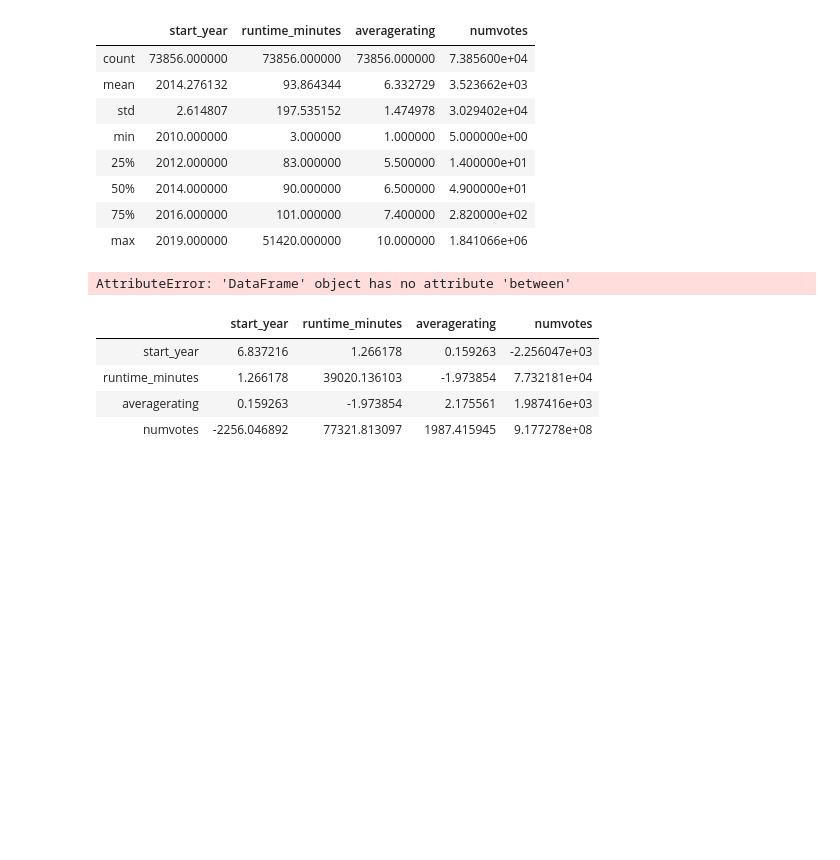
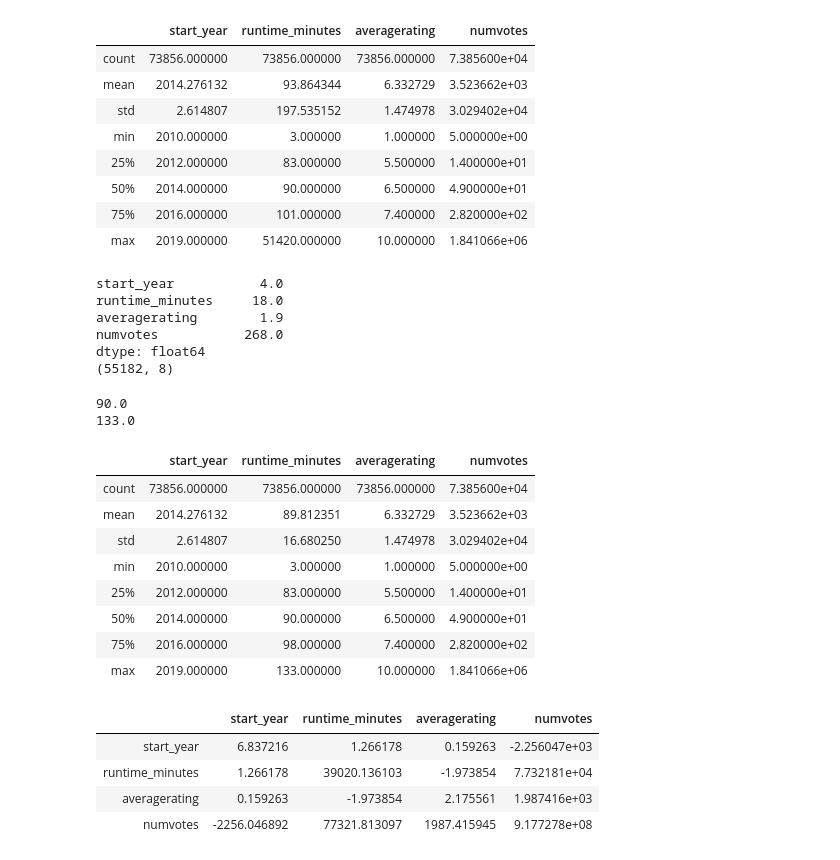
Before and after one commit to EricaSG/dsc-mod-1-project-v2-1-onl01-dtsc-ft-041320, a Jupyter notebook: student.ipynb, the cells around one changed output. Cells and saved outputs as stored; diff of their text form; code cells hidden in the pictures; blank space fills up the shorter version.

```diff
--- a/student.ipynb
+++ b/student.ipynb
@@ -668,8 +667,40 @@ imdb_ratings_basics_df.describe()
 | 50% | 2014.000000 | 90.000000 | 6.500000 | 4.900000e+01 |
 | 75% | 2016.000000 | 101.000000 | 7.400000 | 2.820000e+02 |
 | max | 2019.000000 | 51420.000000 | 10.000000 | 1.841066e+06 |
-# %%
-#Remove outliers- only show ranges
-imdb_ratings_basics_df = imdb_ratings_basics_df[imdb_ratings_basics_df.between(imdb_ratings_basics_df.quantile(.15), imdb_ratings_basics_df.quantile(.75))]
-# %% [output]
-AttributeError: 'DataFrame' object has no attribute 'between'
+# %%
+#Remove Outliers
+
+#Calculate IQR
+Q1 = imdb_ratings_basics_df.quantile(.25)
+Q3 = imdb_ratings_basics_df.quantile(.75)
+IQR = Q3 - Q1
+print(IQR)
+
+#Trim Outliers by IQR Score
+ratings_basics_trim_df = imdb_ratings_basics_df[~((imdb_ratings_basics_df < (Q1 - 1.5 * IQR)) |(imdb_ratings_basics_df > (Q3 + 1.5 * IQR))).any(axis=1)]
+print(ratings_basics_trim_df.shape)
+# %% [output]
+start_year           4.0
+runtime_minutes     18.0
+averagerating        1.9
+numvotes           268.0
+dtype: float64
+(55182, 8)
+# %%
+#Reeplace Outliers with the Median
+print(imdb_ratings_basics_df['runtime_minutes'].quantile(0.50)) #Print the median
+print(imdb_ratings_basics_df['runtime_minutes'].quantile(0.95)) #Print the 95th percentile
+imdb_ratings_basics_df['runtime_minutes'] = np.where(imdb_ratings_basics_df['runtime_minutes'] > 133, 90, imdb_ratings_basics_df['runtime_minutes']) #Replace values greater than the 95th percentile with the median value
+imdb_ratings_basics_df.describe()
+# %% [output]
+90.0
+133.0
+|  | start_year | runtime_minutes | averagerating | numvotes |
+| count | 73856.000000 | 73856.000000 | 73856.000000 | 7.385600e+04 |
+| mean | 2014.276132 | 89.812351 | 6.332729 | 3.523662e+03 |
+| std | 2.614807 | 16.680250 | 1.474978 | 3.029402e+04 |
+| min | 2010.000000 | 3.000000 | 1.000000 | 5.000000e+00 |
+| 25% | 2012.000000 | 83.000000 | 5.500000 | 1.400000e+01 |
+| 50% | 2014.000000 | 90.000000 | 6.500000 | 4.900000e+01 |
+| 75% | 2016.000000 | 98.000000 | 7.400000 | 2.820000e+02 |
+| max | 2019.000000 | 133.000000 | 10.000000 | 1.841066e+06 |
```
Also changed, not shown: parts of 13 cells of this notebook.
